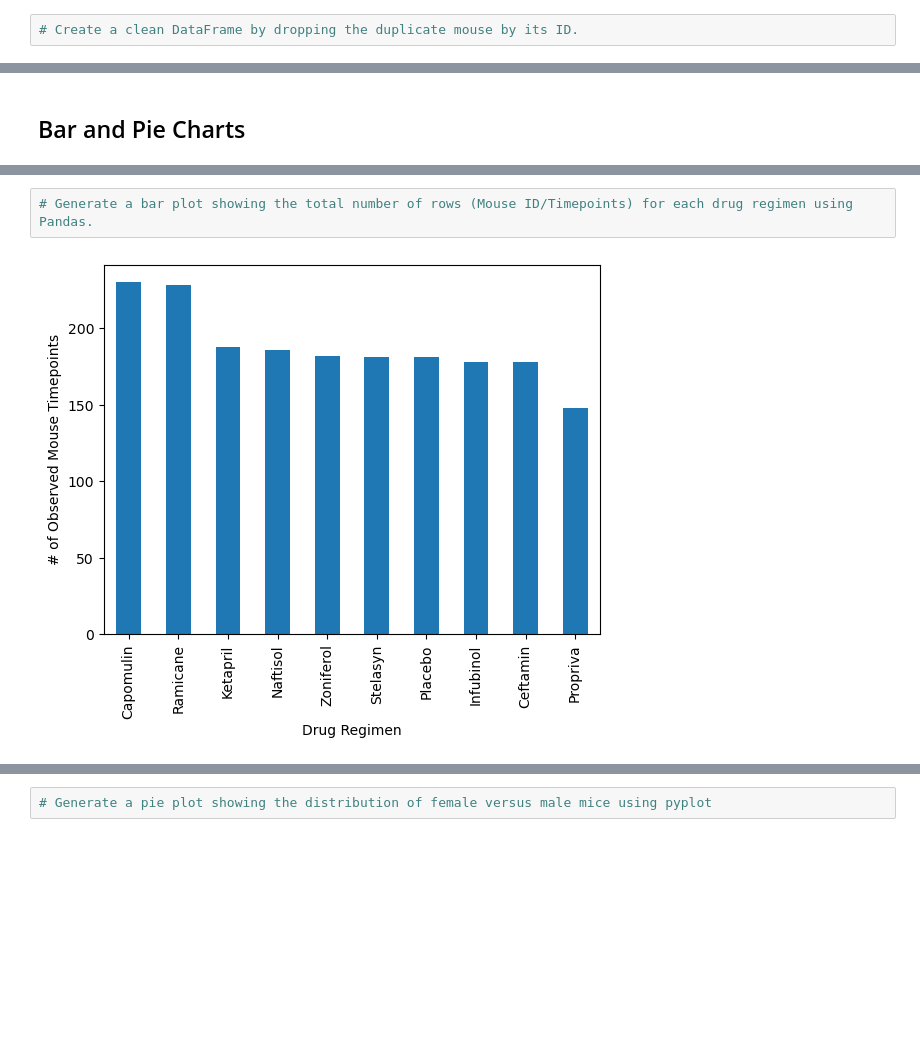
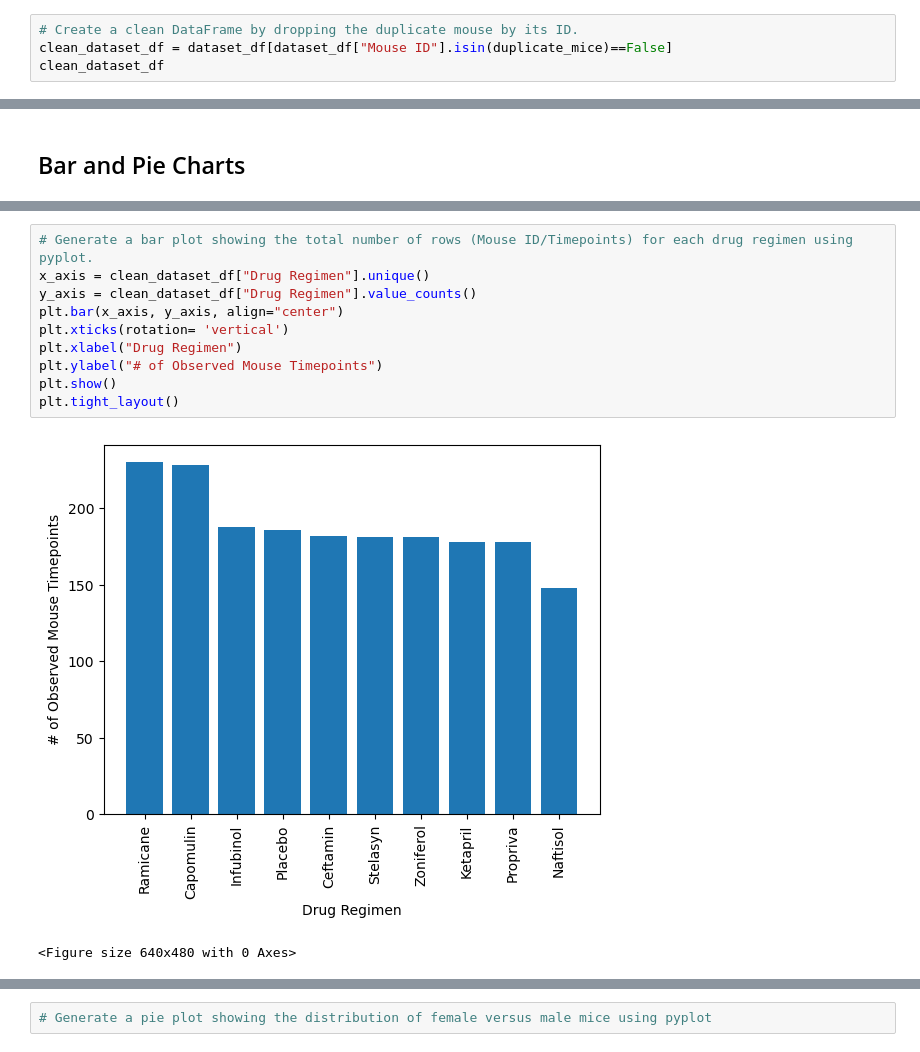
Before and after one commit to VickyL86/Data-Visualization-HWK-5, a Jupyter notebook: Pymaceuticals/pymaceuticals_starter.ipynb, the cells around one changed output, grey strips where cells are left out. Saved outputs shown, nothing was run; the diff lists cells and outputs as text; blank space fills up the shorter version.

```diff
--- a/Pymaceuticals/pymaceuticals_starter.ipynb
+++ b/Pymaceuticals/pymaceuticals_starter.ipynb
@@ -69,3 +73,5 @@ duplicate_mice_df = dataset_df.loc[dataset_df["Mouse ID"] == "g989"]
 # %%
 # Create a clean DataFrame by dropping the duplicate mouse by its ID.
+clean_dataset_df = dataset_df[dataset_df["Mouse ID"].isin(duplicate_mice)==False]
+clean_dataset_df
 # %% [output]
@@ -124,4 +162,13 @@ duplicate_mice_df = dataset_df.loc[dataset_df["Mouse ID"] == "g989"]
 # %%
-# Generate a bar plot showing the total number of rows (Mouse ID/Timepoints) for each drug regimen using Pandas.
+# Generate a bar plot showing the total number of rows (Mouse ID/Timepoints) for each drug regimen using pyplot.
+x_axis = clean_dataset_df["Drug Regimen"].unique()
+y_axis = clean_dataset_df["Drug Regimen"].value_counts()
+plt.bar(x_axis, y_axis, align="center")
+plt.xticks(rotation= 'vertical')
+plt.xlabel("Drug Regimen")
+plt.ylabel("# of Observed Mouse Timepoints")
+plt.show()
+plt.tight_layout()
 # %% [output]
-[figure, old version]
+[figure, new version]
+<Figure size 640x480 with 0 Axes>
```
Also changed, not shown: parts of 9 cells of this notebook.
